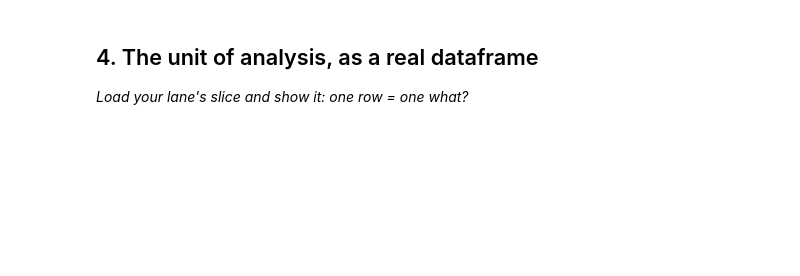
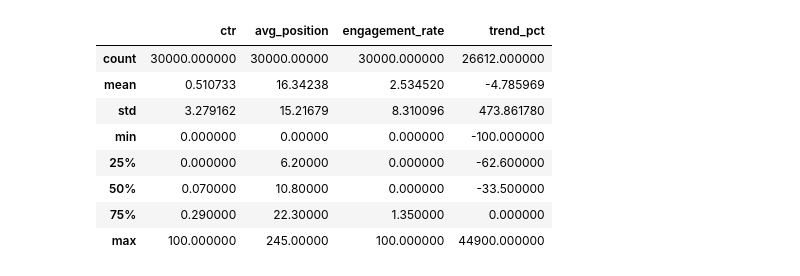
Before and after one commit to amnak004/flyrank-internship, a Jupyter notebook: work/notebooks/w02_ml_task_framing.ipynb, the cells around one changed output. Drawn from its saved outputs; the diff is of its cells as text; code cells hidden in the pictures; blank space fills up the shorter version.

```diff
--- a/work/notebooks/w02_ml_task_framing.ipynb
+++ b/work/notebooks/w02_ml_task_framing.ipynb
@@ -26,0 +37,8 @@ This skeleton is yours to fill. Work the sections **in order** — each one has
+# %%
+df["target_score"] = (
+    (df["ctr"] * 0.4) +
+    (df["engagement_rate"] * 0.4) -
+    (df["avg_position"] * 0.2)
+)
+
+df[["ctr", "engagement_rate", "avg_position", "target_score"]].head()
@@ -27,7 +57,14 @@ This skeleton is yours to fill. Work the sections **in order** — each one has
 # %%
 # This cell is for CODE (numbers, a query, a check).
 # Write your text answer in the cell ABOVE this one — typing sentences here breaks Run All.
+df[["ctr", "avg_position", "engagement_rate", "trend_pct"]].describe()
+# %% [output]
+|  | ctr | avg_position | engagement_rate | trend_pct |
+| count | 30000.000000 | 30000.00000 | 30000.000000 | 26612.000000 |
+| mean | 0.510733 | 16.34238 | 2.534520 | -4.785969 |
+| std | 3.279162 | 15.21679 | 8.310096 | 473.861780 |
+| min | 0.000000 | 0.00000 | 0.000000 | -100.000000 |
+| 25% | 0.000000 | 6.20000 | 0.000000 | -62.600000 |
+| 50% | 0.070000 | 10.80000 | 0.000000 | -33.500000 |
+| 75% | 0.290000 | 22.30000 | 1.350000 | 0.000000 |
+| max | 100.000000 | 245.00000 | 100.000000 | 44900.000000 |
-# %% [markdown]
-## 4. The unit of analysis, as a real dataframe
-
-*Load your lane's slice and show it: one row = one what?*
```
Also changed, not shown: parts of 15 cells of this notebook.
